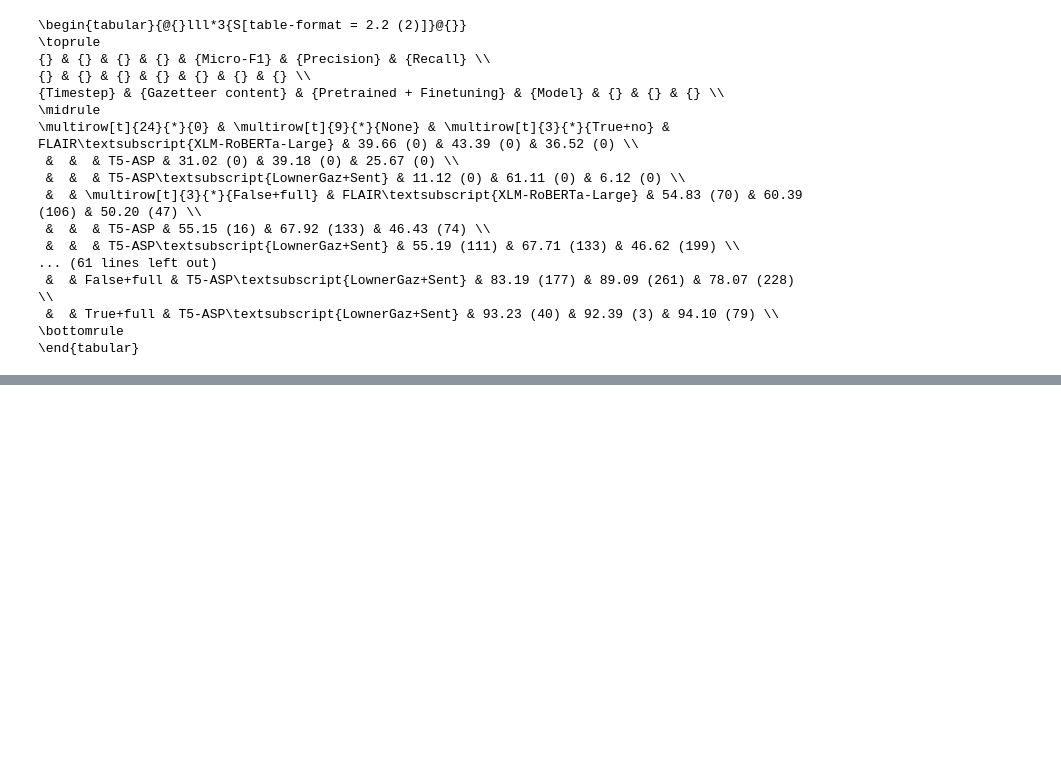
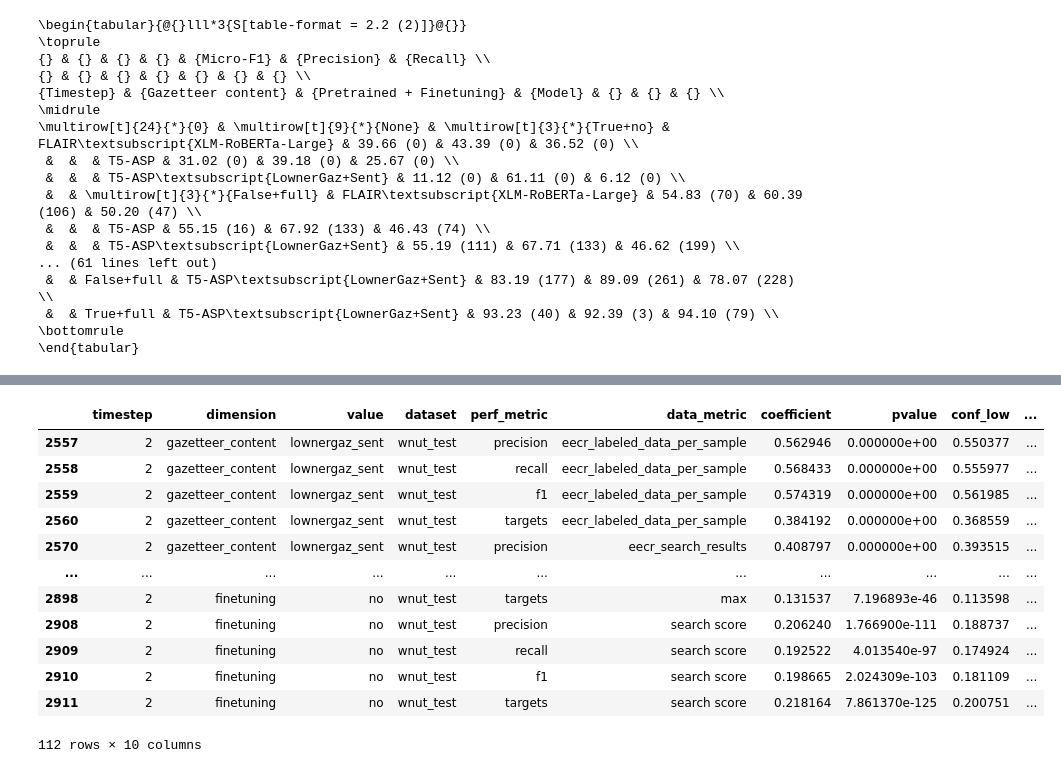
Before and after one commit to roebbert92/thesis, a Jupyter notebook: evaluations/03_emerging.ipynb, the cells around one changed output, grey strips where cells are left out. Cells and saved outputs as stored; diff of their text form; code cells hidden in the pictures; blank space fills up the shorter version.

```diff
--- a/evaluations/03_emerging.ipynb
+++ b/evaluations/03_emerging.ipynb
@@ -371,0 +1026,6 @@ content_to_combination
+# %%
+combined_data_df = search_results_ccr[["max", "search score"]].join([
+    eecr_labeled_data_per_sample_df["eecr_labeled_data_per_sample"],
+    eecr_search_results_per_sample_df["eecr_search_results"],
+]).reset_index()
+combined_data_df.info()
@@ -371,0 +1048,11 @@ content_to_combination
+# %%
+data_df = seeds.merge(pretrained, how="cross").merge(
+    finetuning, how="cross").merge(model, how="cross").merge(combined_data_df,
+                                                             how="cross")
+print(data_df.info())
+data_df.set_index([
+    "seed", "gazetteer_content", "pretrained", "finetuning", "timestep", "model",
+    "dataset", "doc_id"
+],
+                  inplace=True)
+data_df.info()
@@ -371,0 +1077,3 @@ content_to_combination
+# %%
+combined_df = error_rate.join(data_df)
+combined_df.info()
@@ -371,0 +1098,3 @@ content_to_combination
+# %%
+combined_df.dropna(inplace=True)
+combined_df.info()
@@ -371,0 +1194,19 @@ content_to_combination
+# %%
+pearson_corr_df[(pearson_corr_df["dataset"] == "wnut_test")
+                & (pearson_corr_df["timestep"] == 2)
+                & (pearson_corr_df["perf_metric"].isin(
+                    ["f1", "precision", "recall", "targets"]))]
+# %% [output]
+|  | timestep | dimension | value | dataset | perf_metric | data_metric | coefficient | pvalue | conf_low | ... |
+| 2557 | 2 | gazetteer_content | lownergaz_sent | wnut_test | precision | eecr_labeled_data_per_sample | 0.562946 | 0.000000e+00 | 0.550377 | ... |
+| 2558 | 2 | gazetteer_content | lownergaz_sent | wnut_test | recall | eecr_labeled_data_per_sample | 0.568433 | 0.000000e+00 | 0.555977 | ... |
+| 2559 | 2 | gazetteer_content | lownergaz_sent | wnut_test | f1 | eecr_labeled_data_per_sample | 0.574319 | 0.000000e+00 | 0.561985 | ... |
+| 2560 | 2 | gazetteer_content | lownergaz_sent | wnut_test | targets | eecr_labeled_data_per_sample | 0.384192 | 0.000000e+00 | 0.368559 | ... |
+| 2570 | 2 | gazetteer_content | lownergaz_sent | wnut_test | precision | eecr_search_results | 0.408797 | 0.000000e+00 | 0.393515 | ... |
+| ... | ... | ... | ... | ... | ... | ... | ... | ... | ... | ... |
+| 2898 | 2 | finetuning | no | wnut_test | targets | max | 0.131537 | 7.196893e-46 | 0.113598 | ... |
+| 2908 | 2 | finetuning | no | wnut_test | precision | search score | 0.206240 | 1.766900e-111 | 0.188737 | ... |
+| 2909 | 2 | finetuning | no | wnut_test | recall | search score | 0.192522 | 4.013540e-97 | 0.174924 | ... |
+| 2910 | 2 | finetuning | no | wnut_test | f1 | search score | 0.198665 | 2.024309e-103 | 0.181109 | ... |
+| 2911 | 2 | finetuning | no | wnut_test | targets | search score | 0.218164 | 7.861370e-125 | 0.200751 | ... |
+112 rows × 10 columns
```
Also changed, not shown: parts of 52 cells of this notebook, 2 other files.
